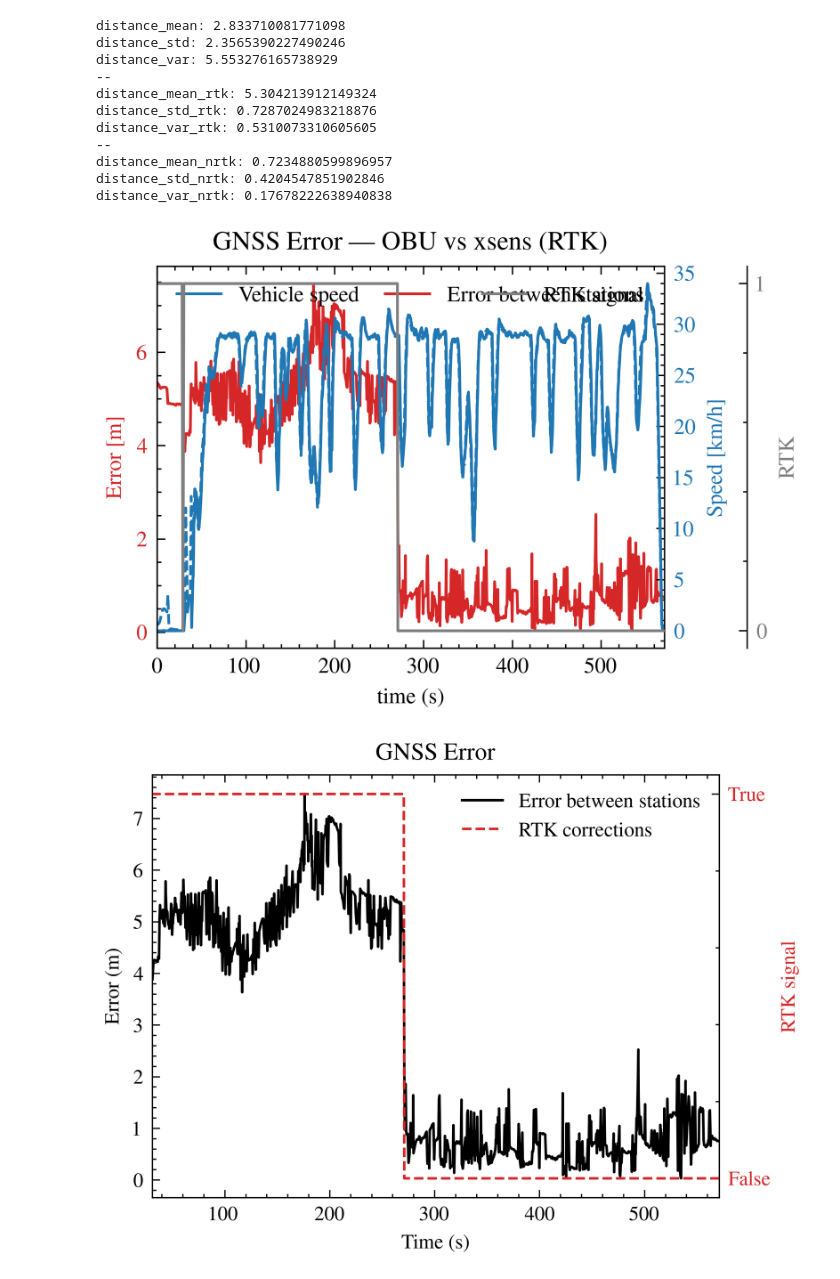
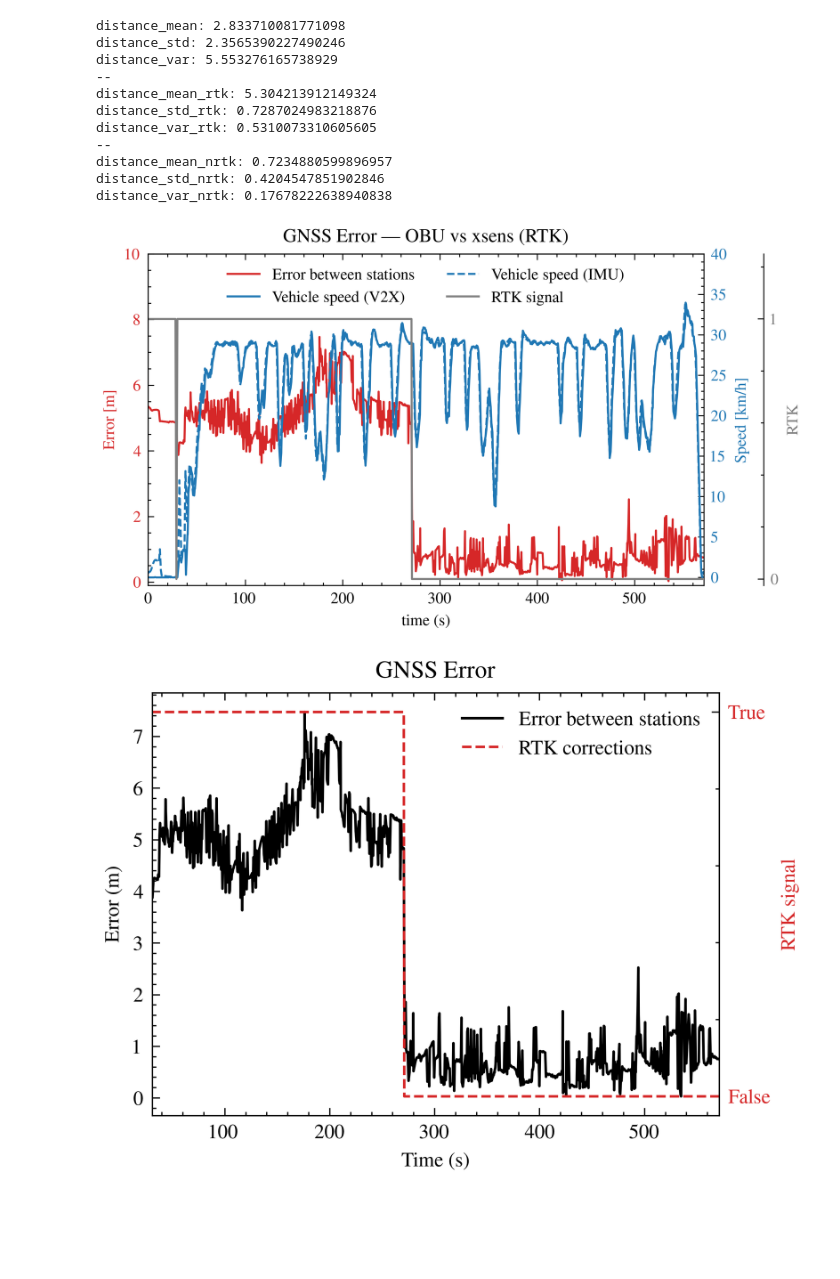
Before and after one commit to LMA-FEM-UNICAMP/vilma_v2x, a Jupyter notebook: vilma_v2x/evaluation/obu_gnss_error.ipynb, the cells around one changed output. Cells and saved outputs as stored; diff of their text form; code cells hidden in the pictures; blank space fills up the shorter version.

```diff
--- a/vilma_v2x/evaluation/obu_gnss_error.ipynb
+++ b/vilma_v2x/evaluation/obu_gnss_error.ipynb
@@ -88,44 +88,51 @@ distance_mean_nrtk: 0.7234880599896957
 distance_std_nrtk: 0.4204547851902846
 distance_var_nrtk: 0.17678222638940838
 # %%
-fig, ax1 = plt.subplots()
+fig, ax1 = plt.subplots(figsize=(5, 3))
 
 plt.title("GNSS Error | OBU vs xsens (RTK)")
 
 color = 'tab:red'
 ax1.set_xlabel('time (s)')
 ax1.set_ylabel('Error [m]', color=color)
-ax1.plot(t, distance, color=color, label="Error between stations")
+l1, = ax1.plot(t, distance, color=color, label="Error between stations")
 ax1.tick_params(axis='y', labelcolor=color)
 ax1.set_xlim(t[0],t[len(t)-1])
+ax1.set_ylim(-0.1, 10)
 
 
 
 ax2 = ax1.twinx()  # instantiate a second Axes that shares the same x-axis
 
 
 color = 'tab:blue'
 ax2.set_ylabel('Speed [km/h]', color=color)  # we already handled the x-label with ax1
-ax2.plot(t, v_cam, color=color,  label="Vehicle speed")
-ax2.plot(t, v_imu, color=color, linestyle='--')
+l2, = ax2.plot(t, v_cam, color=color,  label="Vehicle speed (V2X)")
+l3, = ax2.plot(t, v_imu, color=color,  label="Vehicle speed (IMU)", linestyle='--')
 ax2.tick_params(axis='y', labelcolor=color)
+ax2.set_ylim(-1, 40)
 
 
 ax3 = ax1.twinx()  # instantiate a second Axes that shares the same x-axis
 ax3.spines['right'].set_position(('outward', 30)) # Adjust '60' as needed for spacing
 color = 'tab:gray'
 ax3.set_ylabel('RTK', color=color)  # we already handled the x-label with ax1
-ax3.plot(t, rtk, color=color, label="RTK signal")
+l4, = ax3.plot(t, rtk, color=color, label="RTK signal")
 ax3.tick_params(axis='y', labelcolor=color)
 ax3.set_yticks([0, 1])
+ax3.set_ylim(-0.025, 1.25)
+
+lines = [l1, l2, l3, l4]
+labels = [line.get_label() for line in lines]
+ax1.legend(lines, labels, loc='upper center', ncol=2)
 
 #fig.tight_layout()  # otherwise the right y-label is slightly clipped
-#plt.savefig("gnss_error.png")
-plt.savefig('gnss_error.pdf', format='pdf')
+plt.savefig("gnss_behavior.png")
+# plt.savefig('gnss_behavior.pdf', format='pdf')
 
 plt.show()
 # %% [output]
-[figure, old version]
+[figure, new version]
 # %%
 fig, ax1 = plt.subplots(figsize=(4, 3))
 
```
Also changed, not shown: 13 other files.
